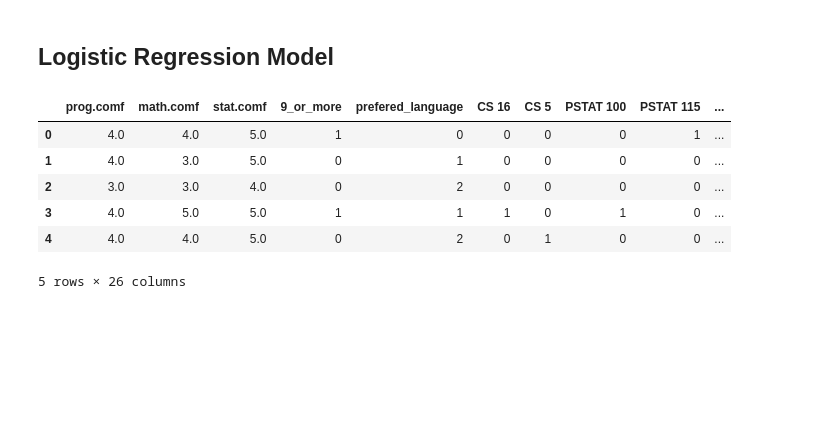
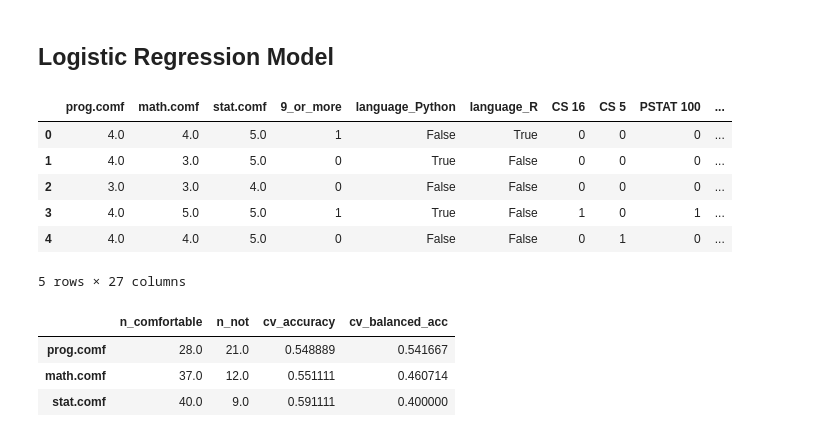
Before and after one commit to pstat-197a-fall2026/module0-class-survey-team11, a Jupyter notebook: scripts/scratchwork-sid.ipynb, the cells around one changed output. Cells and saved outputs as stored; diff of their text form; code cells hidden in the pictures; blank space fills up the shorter version.

Commit message:
Added logistic regression model experimenting with 2 different feature sets

```diff
--- a/scripts/scratchwork-sid.ipynb
+++ b/scripts/scratchwork-sid.ipynb
@@ -74,20 +74,48 @@ sns.heatmap(courses_area_corr);
 # %%
 
 feature_df = merged_df.drop(columns=['prog.prof', 'math.prof', 'stat.prof', 'response_id', 'domain_specialization', 'research', 'type'])
 feature_df['9_or_more'] = np.where(feature_df['upper_div_courses'] == '9+', 1, 0)
-conditions = [feature_df['language'] == "R", feature_df['language'] == "Python", feature_df['language'] == 'No preference']
-choices = [0,1,2]
-feature_df['prefered_language'] = np.select(conditions,choices, -1)
+feature_df = pd.get_dummies(feature_df, columns=['language'], drop_first=True)
 dum_courses = feature_df['courses'].str.get_dummies(sep=", ")
 dum_areas = feature_df['areas'].str.get_dummies(sep=", ")
 feature_df = pd.concat([feature_df, dum_courses, dum_areas], axis=1)
-feature_df = feature_df.drop(columns=['upper_div_courses', 'language', 'generally','domains','courses', 'areas', 'PSTAT 120', 'PSTAT 126', 'PSTAT 131', 'CS 9', 'LING 110', 'GEOG 186', 'LING 104', 'CS 130'])
+feature_df = feature_df.drop(columns=['upper_div_courses', 'generally','domains','courses', 'areas', 'PSTAT 120', 'PSTAT 126', 'PSTAT 131', 'CS 9', 'LING 110', 'GEOG 186', 'LING 104', 'CS 130'])
 feature_df.head()
 # %% [output]
-|  | prog.comf | math.comf | stat.comf | 9_or_more | prefered_language | CS 16 | CS 5 | PSTAT 100 | PSTAT 115 | ... |
-| 0 | 4.0 | 4.0 | 5.0 | 1 | 0 | 0 | 0 | 0 | 1 | ... |
-| 1 | 4.0 | 3.0 | 5.0 | 0 | 1 | 0 | 0 | 0 | 0 | ... |
-| 2 | 3.0 | 3.0 | 4.0 | 0 | 2 | 0 | 0 | 0 | 0 | ... |
-| 3 | 4.0 | 5.0 | 5.0 | 1 | 1 | 1 | 0 | 1 | 0 | ... |
-| 4 | 4.0 | 4.0 | 5.0 | 0 | 2 | 0 | 1 | 0 | 0 | ... |
+|  | prog.comf | math.comf | stat.comf | 9_or_more | language_Python | language_R | CS 16 | CS 5 | PSTAT 100 | ... |
+| 0 | 4.0 | 4.0 | 5.0 | 1 | False | True | 0 | 0 | 0 | ... |
+| 1 | 4.0 | 3.0 | 5.0 | 0 | True | False | 0 | 0 | 0 | ... |
+| 2 | 3.0 | 3.0 | 4.0 | 0 | False | False | 0 | 0 | 0 | ... |
+| 3 | 4.0 | 5.0 | 5.0 | 1 | True | False | 1 | 0 | 1 | ... |
+| 4 | 4.0 | 4.0 | 5.0 | 0 | False | False | 0 | 1 | 0 | ... |
-5 rows × 26 columns
+5 rows × 27 columns
+# %%
+from sklearn.linear_model import LogisticRegression
+from sklearn.model_selection import StratifiedKFold, cross_val_score
+target_values = ['prog.comf', 'math.comf', 'stat.comf']
+
+X = feature_df.drop(target_values, axis=1)
+y = (feature_df[target_values] >= 4).astype(int)
+
+cross_validation = StratifiedKFold(n_splits=5, shuffle=True, random_state=69)
+
+models, results, coefs = {}, {}, {}
+for t in target_values:
+    y_t = y[t]
+    model = LogisticRegression(C=0.5, class_weight='balanced', max_iter=1000)
+    results[t] = {'n_comfortable': y_t.sum(),
+        'n_not': (1 - y_t).sum(),
+        'cv_accuracy': cross_val_score(model, X, y_t, cv=cross_validation, scoring='accuracy').mean(),
+        'cv_balanced_acc': cross_val_score(model, X, y_t, cv=cross_validation, scoring='balanced_accuracy').mean(),}
+
+    model.fit(X,y_t)
+    models[t] = model
+    coefs[t] = pd.Series(model.coef_[0], index=X.columns)
+results_df = pd.DataFrame(results).T
+coef_df = pd.DataFrame(coefs)
+results_df
+# %% [output]
+|  | n_comfortable | n_not | cv_accuracy | cv_balanced_acc |
+| prog.comf | 28.0 | 21.0 | 0.548889 | 0.541667 |
+| math.comf | 37.0 | 12.0 | 0.551111 | 0.460714 |
+| stat.comf | 40.0 | 9.0 | 0.591111 | 0.400000 |
```
Also changed, not shown: parts of 2 cells of this notebook.
